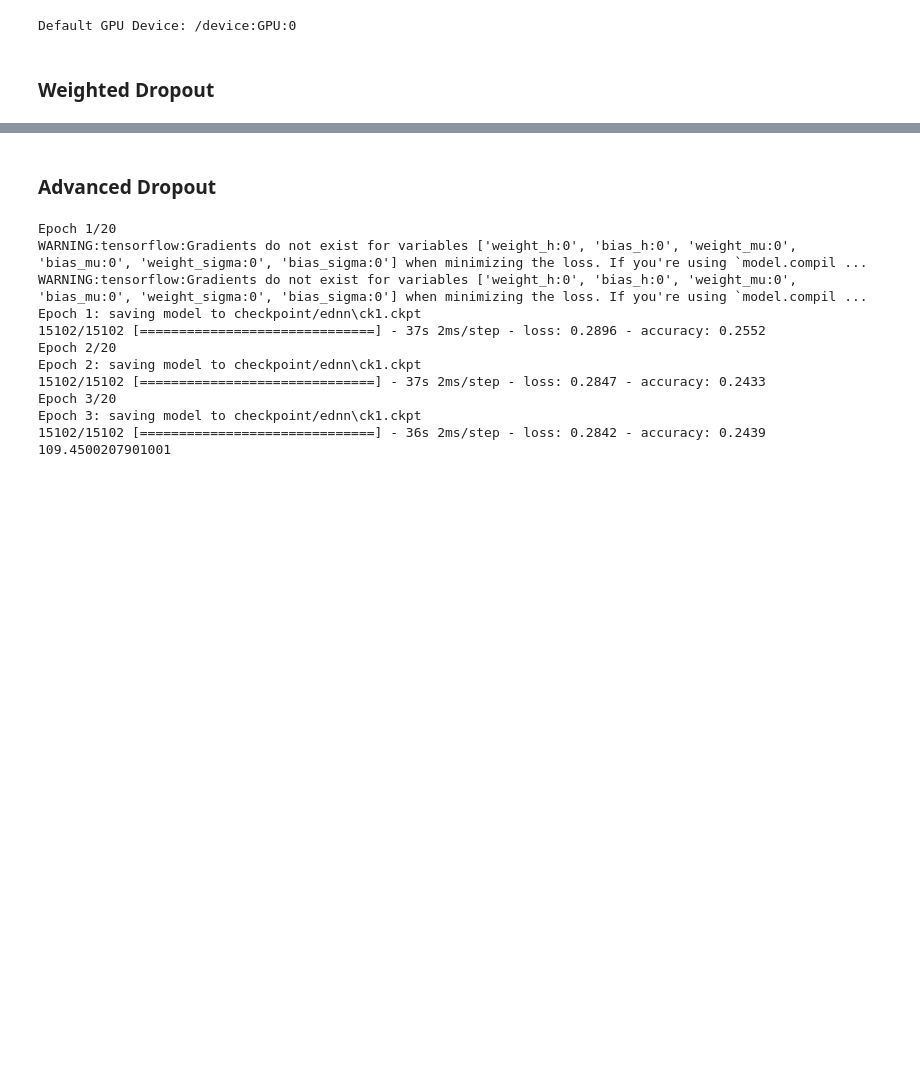
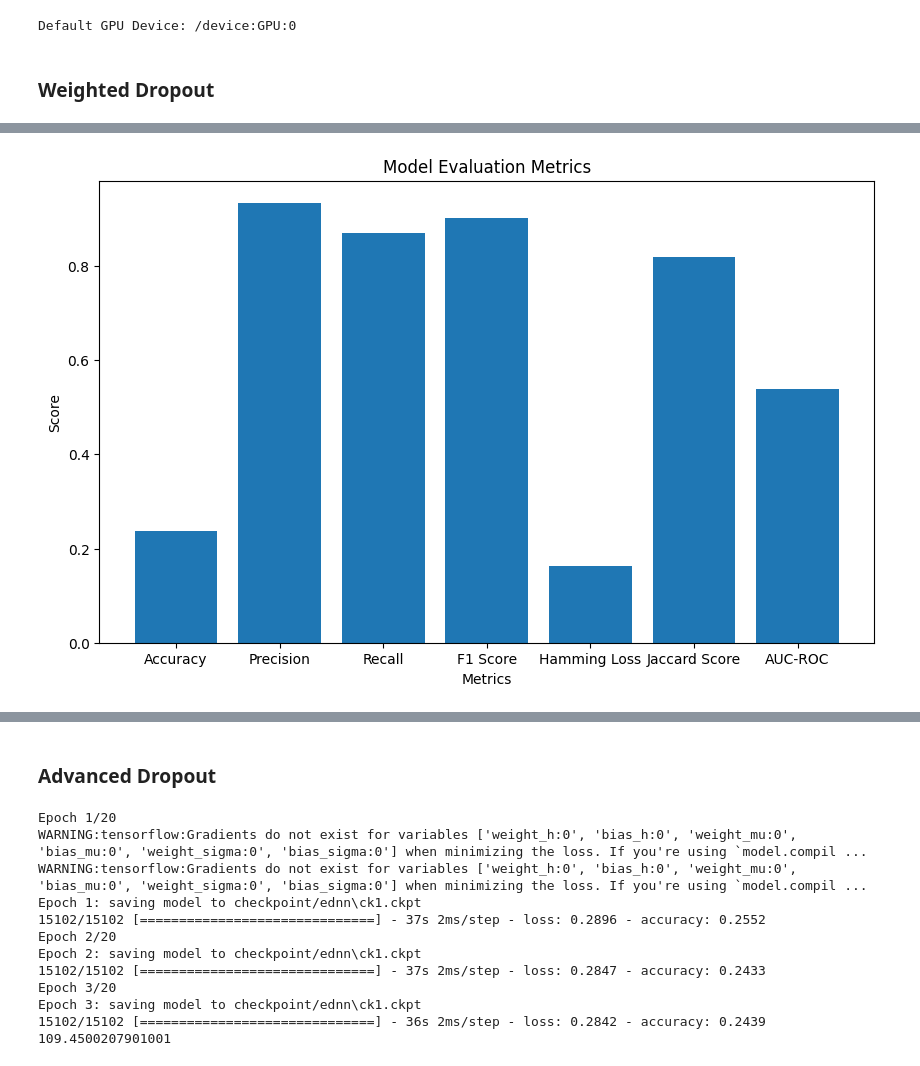
Before and after one commit to MRifqiFz/project-ednn, a Jupyter notebook: Code/DNN_Tensorflow.ipynb, the cells around one changed output, grey strips where cells are left out. Saved outputs shown, nothing was run; the diff lists cells and outputs as text; code cells hidden in the pictures; blank space fills up the shorter version.

```diff
--- a/Code/DNN_Tensorflow.ipynb
+++ b/Code/DNN_Tensorflow.ipynb
@@ -361,6 +466,13 @@ rf = RandomForestClassifier(n_estimators = 100)
 dt = DecisionTreeClassifier()
 svm = LinearSVC(random_state=1)
 nb = GaussianNB()
+# %%
+def callback(model_name):
+    checkpoint_path = "checkpoint/"+model_name+"/ck1.ckpt"
+    checkpoint_dir = os.path.dirname(checkpoint_path)
+
+    cp_callback = [ModelCheckpoint(filepath=checkpoint_path, save_weights_only=True, verbose=1), EarlyStopping(patience=3, monitor='loss')]
+    return cp_callback
 # %%
 def train_classifier(classifier, X_train, y_train):
     multilabel_classifier = MultiOutputClassifier(classifier, n_jobs=-1)
@@ -368,11 +480,7 @@ def train_classifier(classifier, X_train, y_train):
     return multilabel_classifier
 # %%
 def train(model, X_train, y_train, epoch, model_name):
-    checkpoint_path = "checkpoint/"+model_name+"/ck1.ckpt"
-    checkpoint_dir = os.path.dirname(checkpoint_path)
-
-    # Create a callback that saves the model's weights
-    cp_callback = [ModelCheckpoint(filepath=checkpoint_path, save_weights_only=True, verbose=1), EarlyStopping(patience=3, monitor='loss')]
+    cp_callback = callback(model_name)
     start = time.time()
     model.fit(X_train, y_train, verbose=1, epochs=epoch, callbacks=cp_callback, batch_size=32)
     training_time = time.time() - start
@@ -380,5 +488,5 @@ def train(model, X_train, y_train, epoch, model_name):
 # %% [markdown]
 ### Weighted Dropout
 # %%
-train(wdnn, X_train, y_train, 20, 'wdnn')
+train(wdnn, X_train, y_train, 10, 'wdnn')
 # %% [output]
@@ -421,0 +530,8 @@ for i in range(y_pred.shape[1]):
+# %%
+accuracy = accuracy_score(y_test, y_pred)
+precision = precision_score(y_test, y_pred, average='micro')
+recall = recall_score(y_test, y_pred, average='micro')
+f1 = f1_score(y_test, y_pred, average='micro')
+hamming_loss_score = hamming_loss(y_test, y_pred)
+jaccard = jaccard_score(y_test, y_pred, average='micro')
+auc_roc = roc_auc_score(y_test, y_pred)
@@ -421,0 +554,13 @@ for i in range(y_pred.shape[1]):
+# %%
+metrics = ['Accuracy', 'Precision', 'Recall', 'F1 Score', 'Hamming Loss', 'Jaccard Score', 'AUC-ROC']
+values = [accuracy, precision, recall, f1, hamming_loss_score, jaccard, auc_roc]
+
+# Plot the metrics
+plt.figure(figsize=(10, 6))
+plt.bar(metrics, values)
+plt.xlabel('Metrics')
+plt.ylabel('Score')
+plt.title('Model Evaluation Metrics')
+plt.show()
+# %% [output]
+[figure, added]
```
Also changed, not shown: parts of 28 cells of this notebook.
